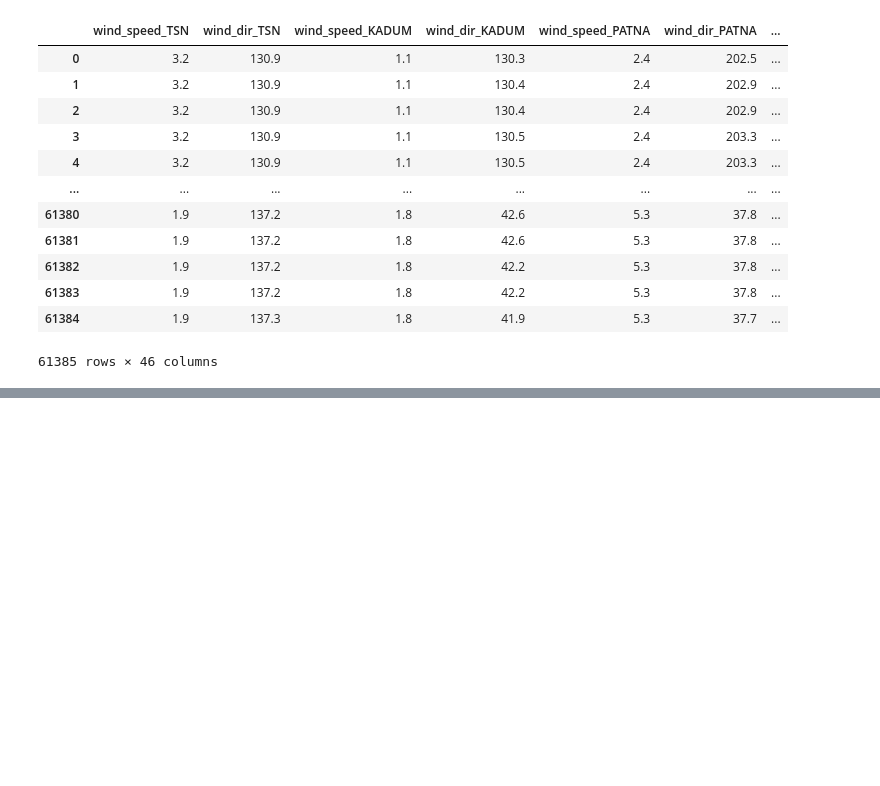
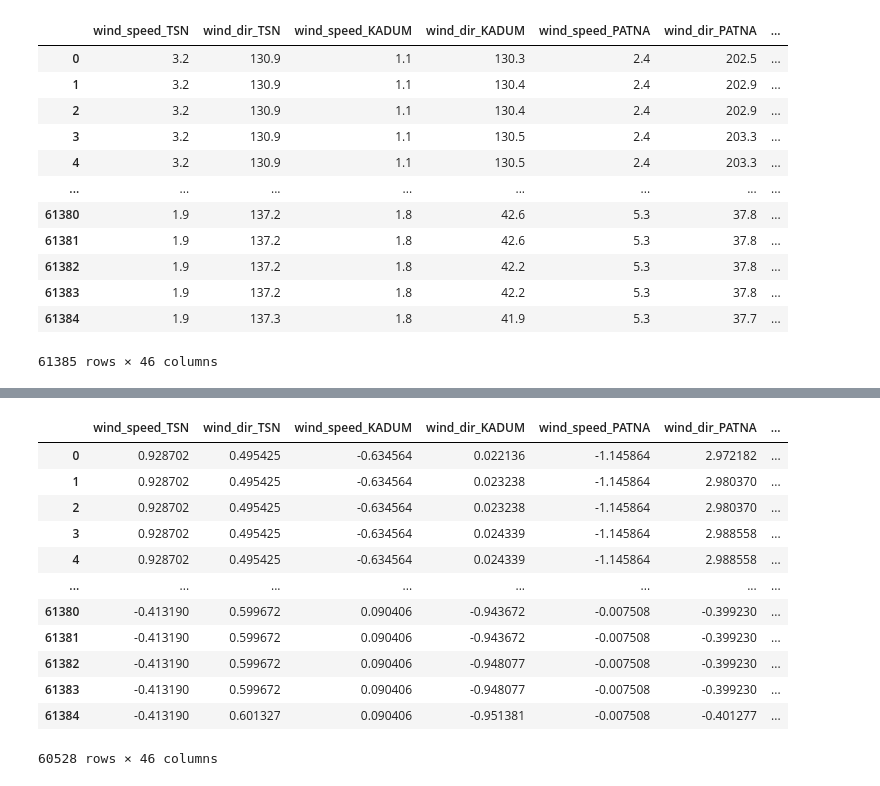
Before and after one commit to AnVuTrong/flight_prediction, a Jupyter notebook: notebook/data_preprocessing.ipynb, the cells around one changed output, grey strips where cells are left out. Saved outputs shown, nothing was run; the diff lists cells and outputs as text; code cells hidden in the pictures; blank space fills up the shorter version.

```diff
--- a/notebook/data_preprocessing.ipynb
+++ b/notebook/data_preprocessing.ipynb
@@ -112,3 +146,20 @@ processed_df
+# %%
+processed_df = label_features(processed_df)
+processed_df
+# %% [output]
+|  | wind_speed_TSN | wind_dir_TSN | wind_speed_KADUM | wind_dir_KADUM | wind_speed_PATNA | wind_dir_PATNA | ... |
+| 0 | 0.928702 | 0.495425 | -0.634564 | 0.022136 | -1.145864 | 2.972182 | ... |
+| 1 | 0.928702 | 0.495425 | -0.634564 | 0.023238 | -1.145864 | 2.980370 | ... |
+| 2 | 0.928702 | 0.495425 | -0.634564 | 0.023238 | -1.145864 | 2.980370 | ... |
+| 3 | 0.928702 | 0.495425 | -0.634564 | 0.024339 | -1.145864 | 2.988558 | ... |
+| 4 | 0.928702 | 0.495425 | -0.634564 | 0.024339 | -1.145864 | 2.988558 | ... |
+| ... | ... | ... | ... | ... | ... | ... | ... |
+| 61380 | -0.413190 | 0.599672 | 0.090406 | -0.943672 | -0.007508 | -0.399230 | ... |
+| 61381 | -0.413190 | 0.599672 | 0.090406 | -0.943672 | -0.007508 | -0.399230 | ... |
+| 61382 | -0.413190 | 0.599672 | 0.090406 | -0.948077 | -0.007508 | -0.399230 | ... |
+| 61383 | -0.413190 | 0.599672 | 0.090406 | -0.948077 | -0.007508 | -0.399230 | ... |
+| 61384 | -0.413190 | 0.601327 | 0.090406 | -0.951381 | -0.007508 | -0.401277 | ... |
+60528 rows × 46 columns
 # %%
 decoded_df = fe.decode_features(processed_df.copy())
 decoded_df
```
Also changed, not shown: parts of 7 cells of this notebook, 3 other files.
